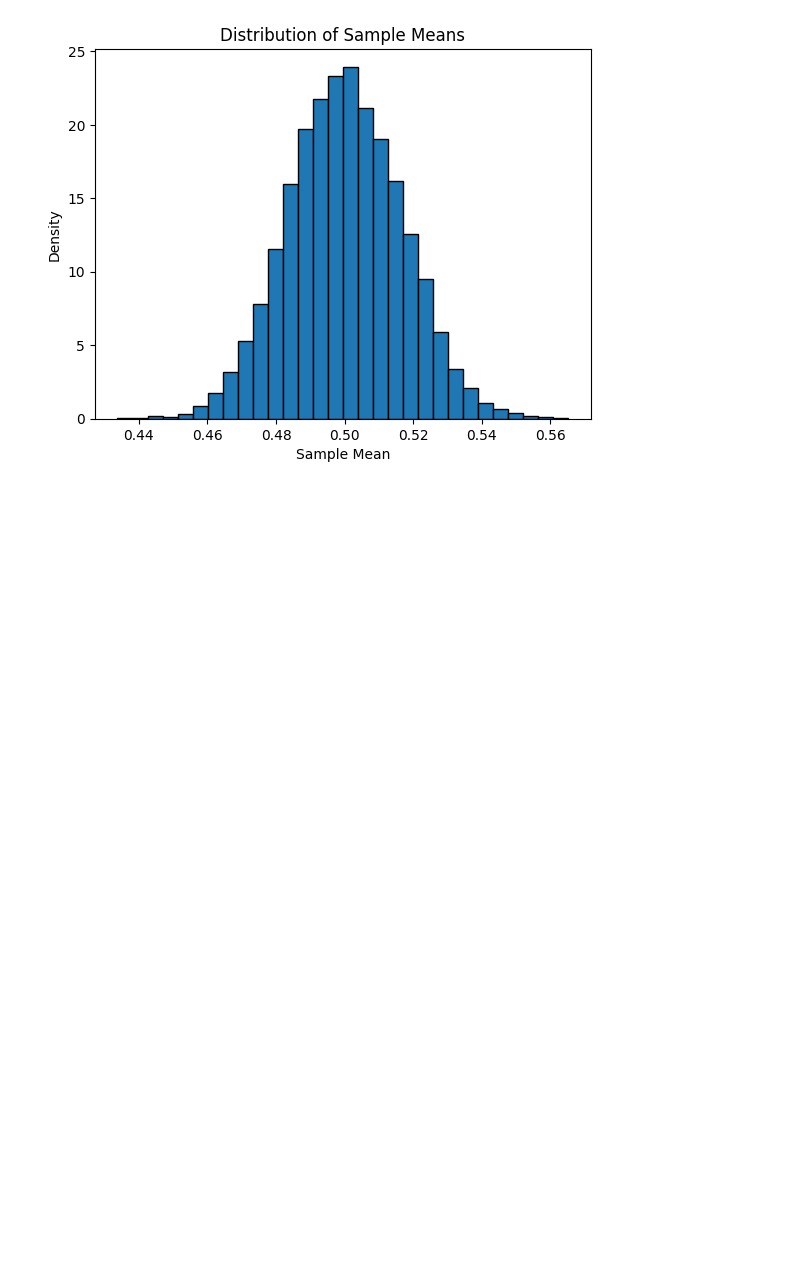
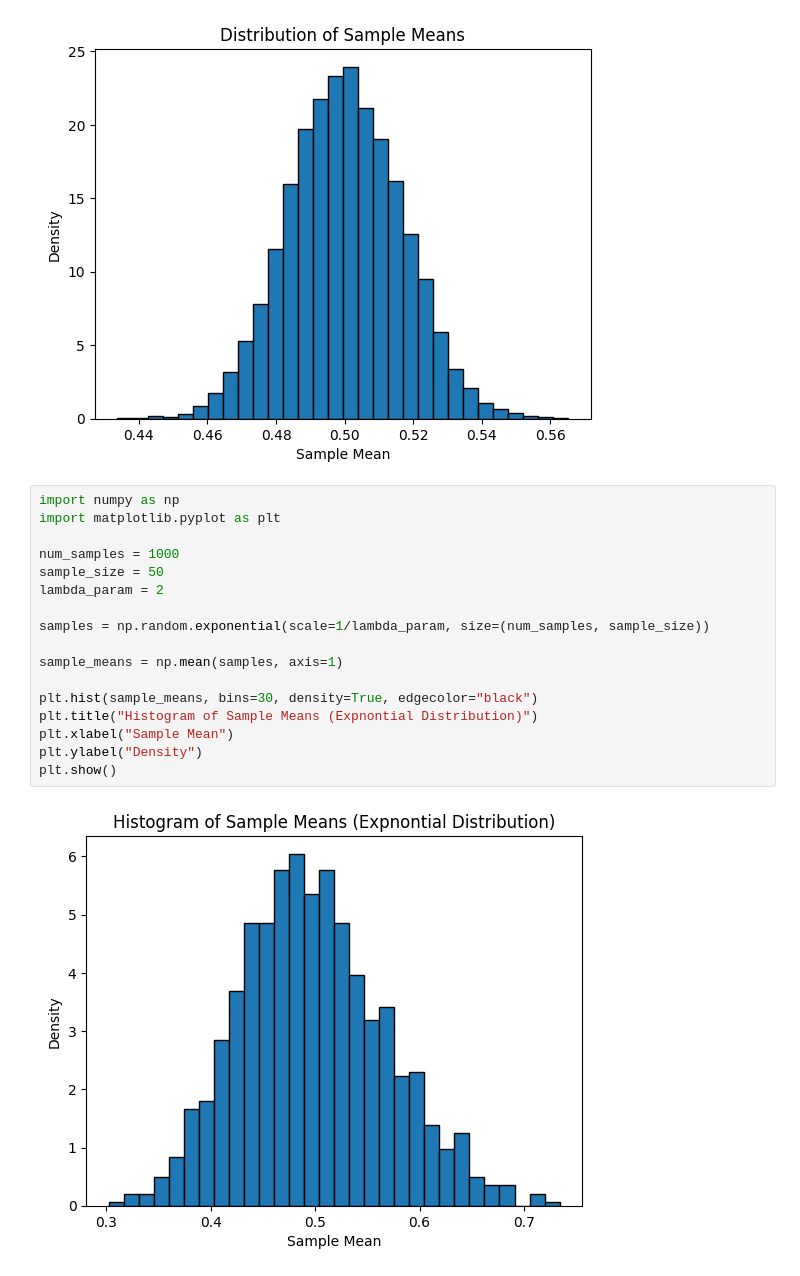
Before and after one commit to Saifullah785/Python_for_Data_Science, a Jupyter notebook: Statistics_for_Data_Science/Lecture_05_Central_Limit_Theorem.ipynb, the cells around one changed output. Drawn from its saved outputs; the diff is of its cells as text; blank space fills up the shorter version.

```diff
--- a/Statistics_for_Data_Science/Lecture_05_Central_Limit_Theorem.ipynb
+++ b/Statistics_for_Data_Science/Lecture_05_Central_Limit_Theorem.ipynb
@@ -33,3 +33,22 @@ plt.ylabel('Density')
 plt.show()
 # %% [output]
 [figure]
+# %%
+import numpy as np
+import matplotlib.pyplot as plt
+
+num_samples = 1000
+sample_size = 50
+lambda_param = 2
+
+samples = np.random.exponential(scale=1/lambda_param, size=(num_samples, sample_size))
+
+sample_means = np.mean(samples, axis=1)
+
+plt.hist(sample_means, bins=30, density=True, edgecolor="black")
+plt.title("Histogram of Sample Means (Expnontial Distribution)")
+plt.xlabel("Sample Mean")
+plt.ylabel("Density")
+plt.show()
+# %% [output]
+[figure, added]
```
